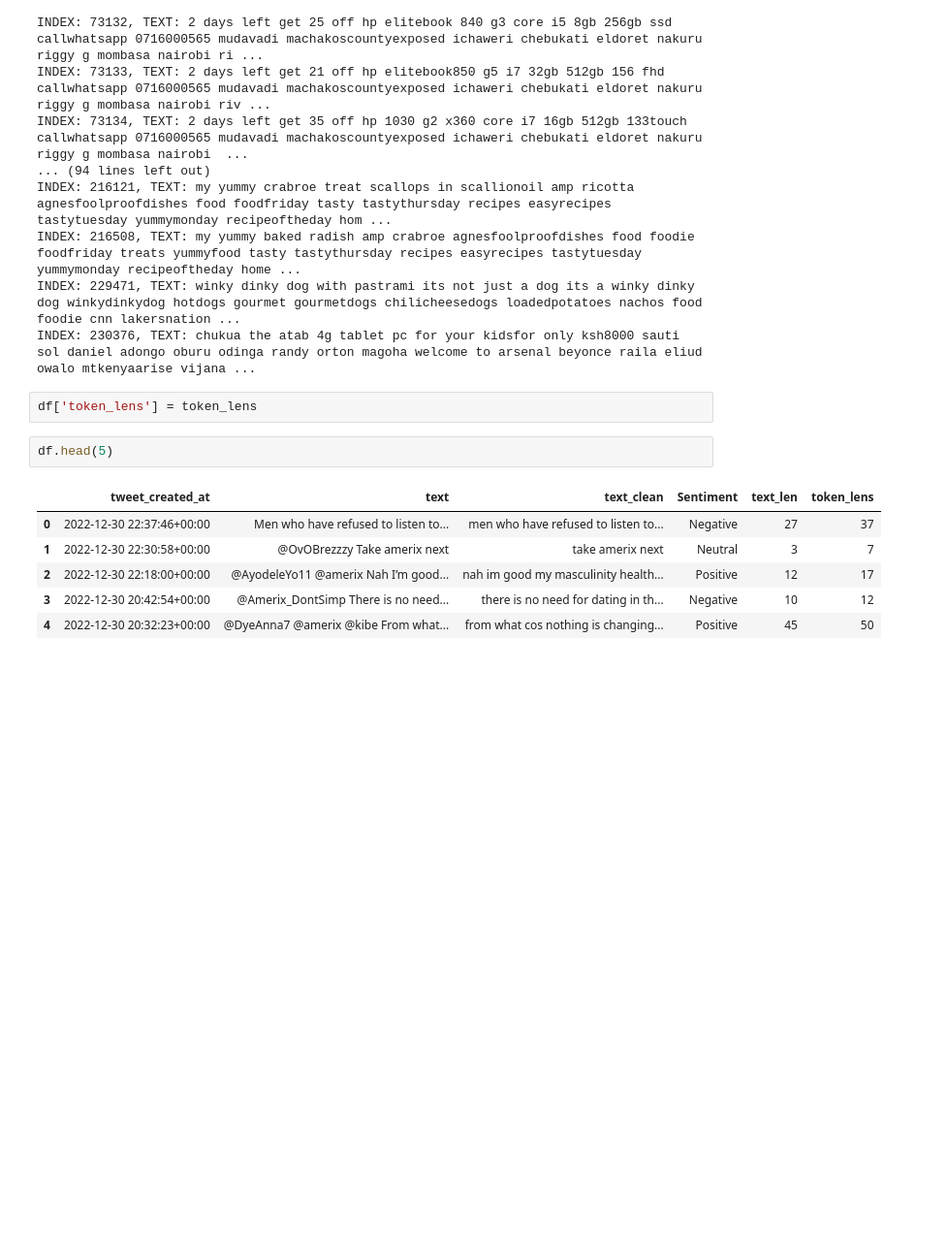
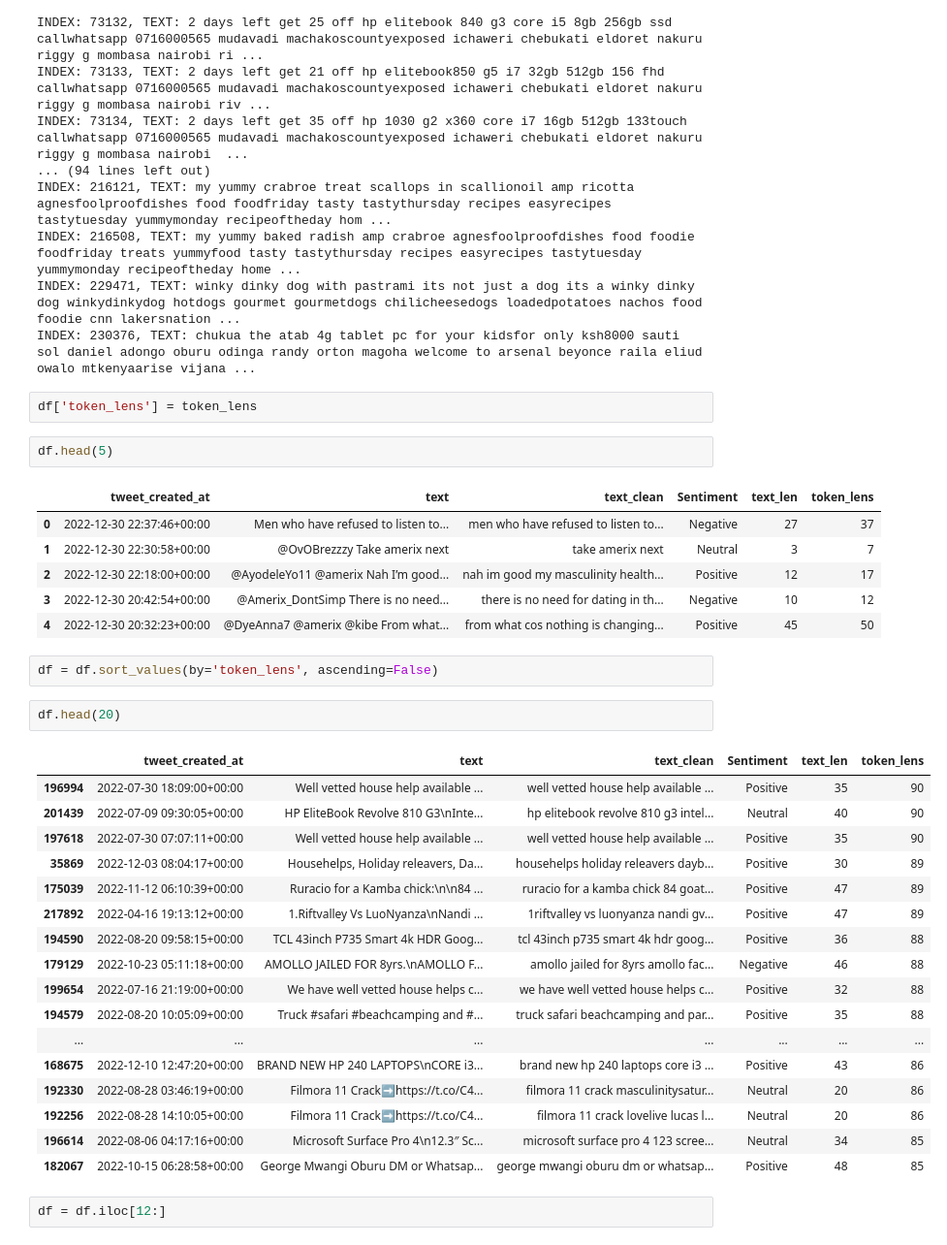
Before and after one commit to wessware/sentiment_analysis_on_masculinity_saturday, a Jupyter notebook: deeper-cleaning-and-eda.ipynb, the cells around one changed output. Shown at 97% size. Cells and saved outputs as stored; diff of their text form; blank space fills up the shorter version.

```diff
--- a/deeper-cleaning-and-eda.ipynb
+++ b/deeper-cleaning-and-eda.ipynb
@@ -342,3 +342,27 @@ df.head(5)
 | 2 | 2022-12-30 22:18:00+00:00 | @AyodeleYo11 @amerix Nah I’m good... | nah im good my masculinity health... | Positive | 12 | 17 |
 | 3 | 2022-12-30 20:42:54+00:00 | @Amerix_DontSimp There is no need... | there is no need for dating in th... | Negative | 10 | 12 |
 | 4 | 2022-12-30 20:32:23+00:00 | @DyeAnna7 @amerix @kibe From what... | from what cos nothing is changing... | Positive | 45 | 50 |
+# %%
+df = df.sort_values(by='token_lens', ascending=False)
+# %%
+df.head(20)
+# %% [output]
+|  | tweet_created_at | text | text_clean | Sentiment | text_len | token_lens |
+| 196994 | 2022-07-30 18:09:00+00:00 | Well vetted house help available ... | well vetted house help available ... | Positive | 35 | 90 |
+| 201439 | 2022-07-09 09:30:05+00:00 | HP EliteBook Revolve 810 G3\nInte... | hp elitebook revolve 810 g3 intel... | Neutral | 40 | 90 |
+| 197618 | 2022-07-30 07:07:11+00:00 | Well vetted house help available ... | well vetted house help available ... | Positive | 35 | 90 |
+| 35869 | 2022-12-03 08:04:17+00:00 | Househelps, Holiday releavers, Da... | househelps holiday releavers dayb... | Positive | 30 | 89 |
+| 175039 | 2022-11-12 06:10:39+00:00 | Ruracio for a Kamba chick:\n\n84 ... | ruracio for a kamba chick 84 goat... | Positive | 47 | 89 |
+| 217892 | 2022-04-16 19:13:12+00:00 | 1.Riftvalley Vs LuoNyanza\nNandi ... | 1riftvalley vs luonyanza nandi gv... | Positive | 47 | 89 |
+| 194590 | 2022-08-20 09:58:15+00:00 | TCL 43inch P735 Smart 4k HDR Goog... | tcl 43inch p735 smart 4k hdr goog... | Positive | 36 | 88 |
+| 179129 | 2022-10-23 05:11:18+00:00 | AMOLLO JAILED FOR 8yrs.\nAMOLLO F... | amollo jailed for 8yrs amollo fac... | Negative | 46 | 88 |
+| 199654 | 2022-07-16 21:19:00+00:00 | We have well vetted house helps c... | we have well vetted house helps c... | Positive | 32 | 88 |
+| 194579 | 2022-08-20 10:05:09+00:00 | Truck #safari #beachcamping and #... | truck safari beachcamping and par... | Positive | 35 | 88 |
+| ... | ... | ... | ... | ... | ... | ... |
+| 168675 | 2022-12-10 12:47:20+00:00 | BRAND NEW HP 240 LAPTOPS\nCORE i3... | brand new hp 240 laptops core i3 ... | Positive | 43 | 86 |
+| 192330 | 2022-08-28 03:46:19+00:00 | Filmora 11 Crack➡️https://t.co/C4... | filmora 11 crack masculinitysatur... | Neutral | 20 | 86 |
+| 192256 | 2022-08-28 14:10:05+00:00 | Filmora 11 Crack➡️https://t.co/C4... | filmora 11 crack lovelive lucas l... | Neutral | 20 | 86 |
+| 196614 | 2022-08-06 04:17:16+00:00 | Microsoft Surface Pro 4\n12.3″ Sc... | microsoft surface pro 4 123 scree... | Neutral | 34 | 85 |
+| 182067 | 2022-10-15 06:28:58+00:00 | George Mwangi Oburu DM or Whatsap... | george mwangi oburu dm or whatsap... | Positive | 48 | 85 |
+# %%
+df = df.iloc[12:]
```
Also changed, not shown: parts of 4 cells of this notebook.
